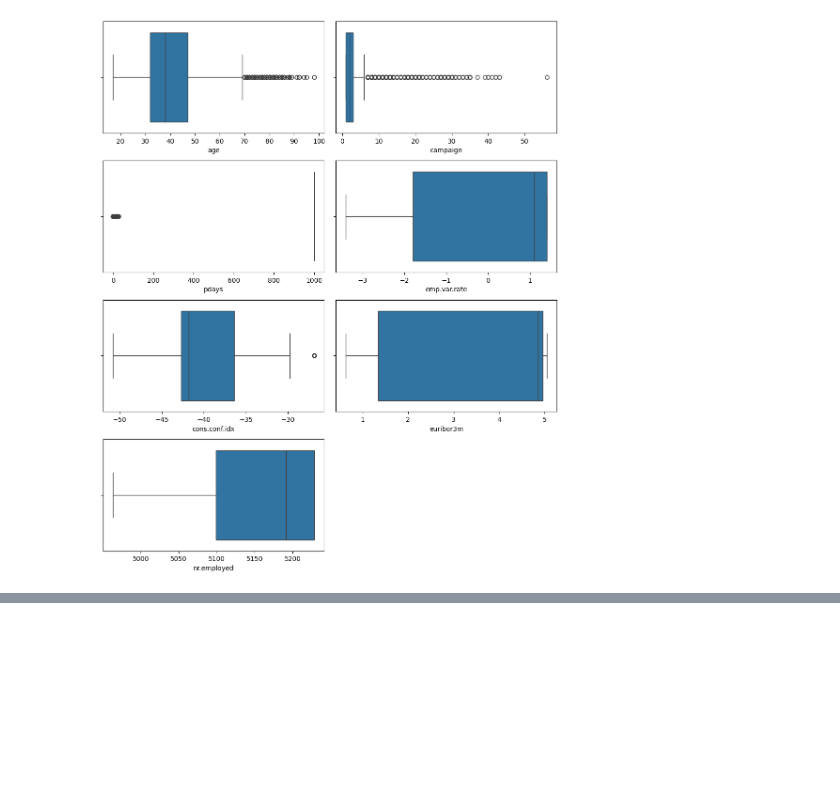
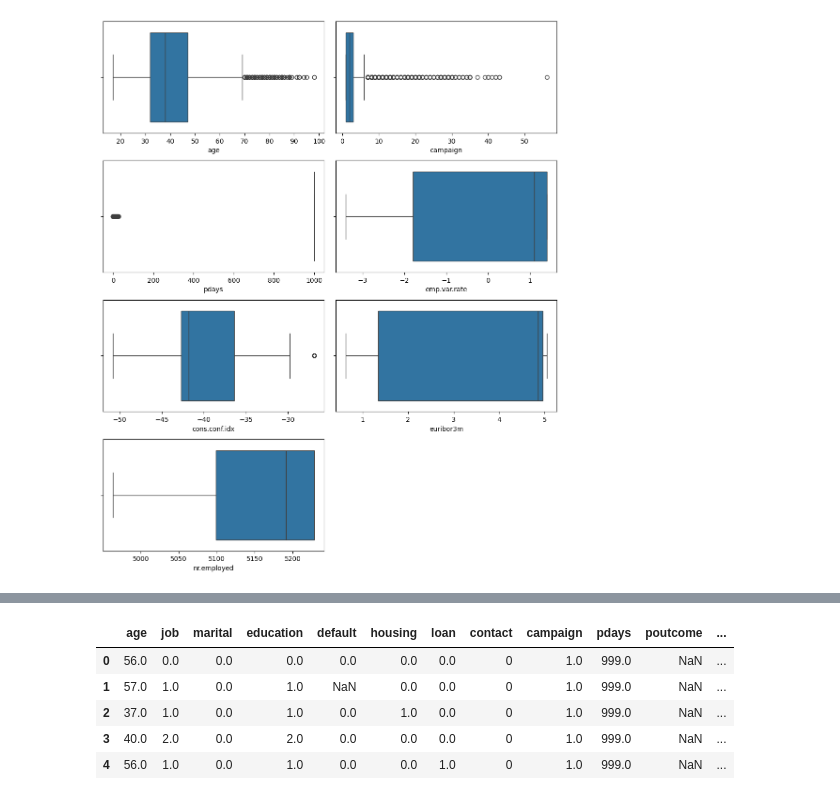
Before and after one commit to jenuzho/marketing-bancario, a Jupyter notebook: src/explore.ipynb, the cells around one changed output, grey strips where cells are left out. Cells and saved outputs as stored; diff of their text form; code cells hidden in the pictures; blank space fills up the shorter version.

```diff
--- a/src/explore.ipynb
+++ b/src/explore.ipynb
@@ -485,13 +484,25 @@ bank_without_outliers = bank_n.copy()
 # %%
+
 def remove_outliers(x, feature_name, allow_neg=True):
     q1, q3 = x.quantile([0.25, 0.75])
     iqr = q3 - q1
-    upper_lim = q3 + (iqr*1.5)
-    lower_lim = q1 - (iqr*1.5) if allow_neg else max(0, q1 - (iqr * 1.5))
+    upper_lim = q3 + (iqr * 1.5)
+    lower_lim = q1 - (iqr * 1.5) if allow_neg else max(0, q1 - (iqr * 1.5))
 
     x = x.apply(lambda x: upper_lim if (x > upper_lim) else (lower_lim if (x < lower_lim) else x))
 
-    filename = f'./enc/outliers_lims_{feature_name}.json'
-    json.dump({'upper_lim': upper_lim, 'lower_lim': lower_lim}, open(filename, 'w'))
+    # Asegurarse de que el directorio "./enc/" exista
+    directory = './enc/'
+    os.makedirs(directory, exist_ok=True)
+
+    # Guardar los límites como un archivo JSON
+    filename = f'{directory}outliers_lims_{feature_name}.json'
+    with open(filename, 'w') as file:
+        json.dump({'upper_lim': upper_lim, 'lower_lim': lower_lim}, file)
 
     return x
+
+# Aplicación de la función
+bank_without_outliers['age'] = remove_outliers(bank_without_outliers['age'], 'age')
+bank_without_outliers['campaign'] = remove_outliers(bank_without_outliers['campaign'], 'campaign')
+bank_without_outliers['pdays'] = remove_outliers(bank_without_outliers['pdays'], 'pdays')
@@ -503,0 +518,9 @@ FileNotFoundError: [Errno 2] No such file or directory: './enc/outliers_lims_age
+# %%
+bank_without_outliers.head()
+# %% [output]
+|  | age | job | marital | education | default | housing | loan | contact | campaign | pdays | poutcome | ... |
+| 0 | 56.0 | 0.0 | 0.0 | 0.0 | 0.0 | 0.0 | 0.0 | 0 | 1.0 | 999.0 | NaN | ... |
+| 1 | 57.0 | 1.0 | 0.0 | 1.0 | NaN | 0.0 | 0.0 | 0 | 1.0 | 999.0 | NaN | ... |
+| 2 | 37.0 | 1.0 | 0.0 | 1.0 | 0.0 | 1.0 | 0.0 | 0 | 1.0 | 999.0 | NaN | ... |
+| 3 | 40.0 | 2.0 | 0.0 | 2.0 | 0.0 | 0.0 | 0.0 | 0 | 1.0 | 999.0 | NaN | ... |
+| 4 | 56.0 | 1.0 | 0.0 | 1.0 | 0.0 | 0.0 | 1.0 | 0 | 1.0 | 999.0 | NaN | ... |
```
Also changed, not shown: parts of 31 cells of this notebook, 27 other files.
